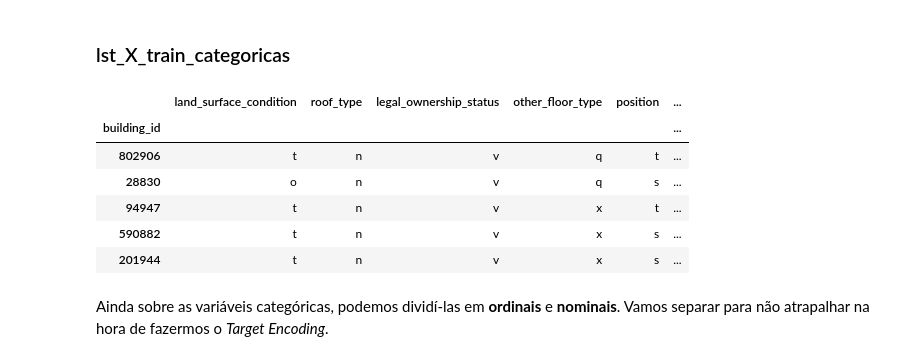
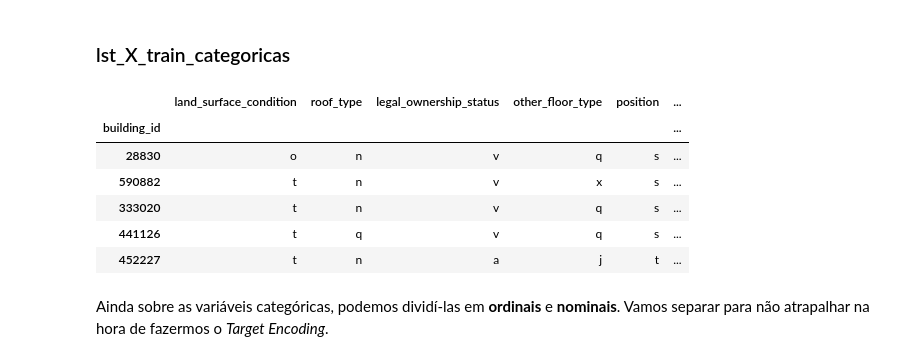
Before and after one commit to Carne-de-Pescoco/Modeling-Earthquake, a Jupyter notebook: notebooks/1_business_understanding_suto.ipynb, the cells around one changed output. Drawn from its saved outputs; the diff is of its cells as text; code cells hidden in the pictures.

```diff
--- a/notebooks/1_business_understanding_suto.ipynb
+++ b/notebooks/1_business_understanding_suto.ipynb
@@ -257,15 +257,15 @@ ax.text(1.15, 0.975, textstr, transform=ax.transAxes, fontsize=12,
 ### lst_X_train_categoricas
 # %%
 df_atributos_categoricos = pd.concat([X_train[lst_X_train_categoricas], y_train], axis=1)
-df_atributos_categoricos.head()
+df_atributos_categoricos[df_atributos_categoricos["damage_grade"]==2].head()
 # %% [output]
 |  | land_surface_condition | roof_type | legal_ownership_status | other_floor_type | position | ... |
 | building_id |  |  |  |  |  | ... |
-| 802906 | t | n | v | q | t | ... |
 | 28830 | o | n | v | q | s | ... |
-| 94947 | t | n | v | x | t | ... |
 | 590882 | t | n | v | x | s | ... |
-| 201944 | t | n | v | x | s | ... |
+| 333020 | t | n | v | q | s | ... |
+| 441126 | t | q | v | q | s | ... |
+| 452227 | t | n | a | j | t | ... |
 # %% [markdown]
 Ainda sobre as variáveis categóricas, podemos dividí-las em **ordinais** e **nominais**. Vamos separar para não atrapalhar na hora de fazermos o *Target Encoding*.
 # %%
```
Also changed, not shown: parts of 1 cell of this notebook, 7 other files.
